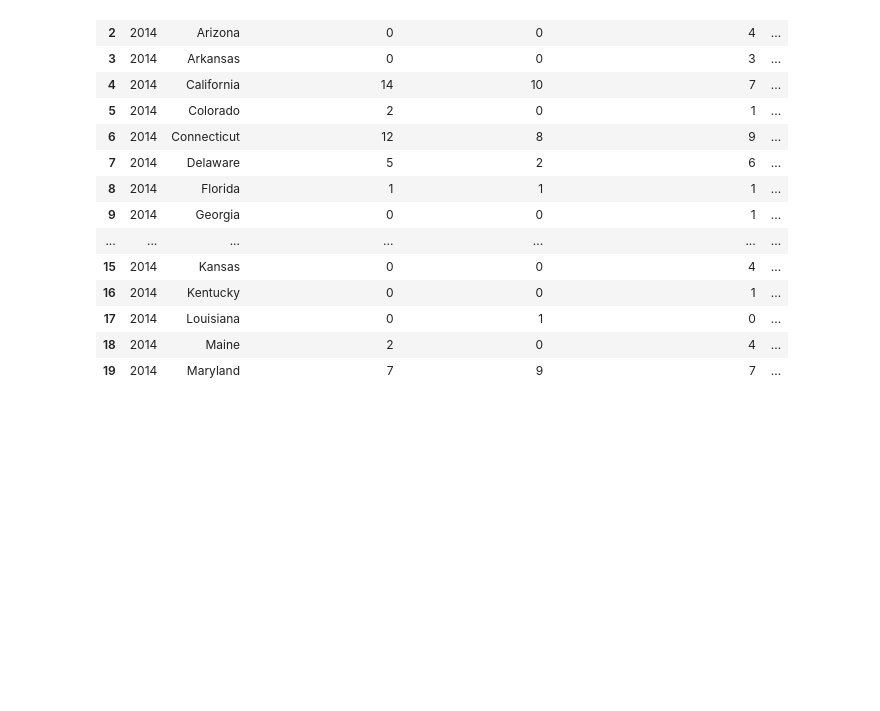
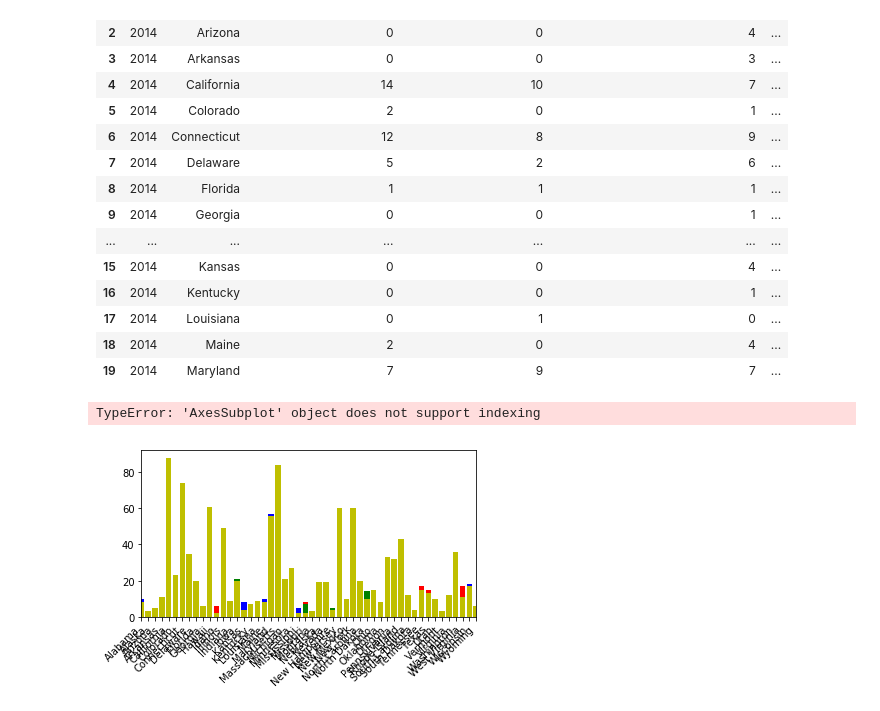
Before and after one commit to Vallito/Project_1, a Jupyter notebook: data/Code/GunLaws_Analyze.ipynb, the cells around one changed output. Cells and saved outputs as stored; diff of their text form; code cells hidden in the pictures; blank space fills up the shorter version.

```diff
--- a/data/Code/GunLaws_Analyze.ipynb
+++ b/data/Code/GunLaws_Analyze.ipynb
@@ -137,7 +137,6 @@ ts_grouped = tot_sum_df.groupby(['state','year'])
 # ts_grouped.mean()
 piv_tot_sum_df = ts_grouped.mean().unstack(-1)
 piv_tot_sum_df.columns = piv_tot_sum_df.columns.droplevel(0)
-# piv_tot_sum_df = piv_tot_sum_df.reset_index()
-piv_tot_sum_df.reset_index()
+piv_tot_sum_df=piv_tot_sum_df.reset_index()
 # %%
 #print dfs to csv
@@ -145 +144,22 @@ piv_tot_sum_df.to_csv('../StateGunLawCountByYear.csv')
 summary_df.to_csv('../StateGunLawCategories_2014-2018.csv',index=False)
+# %%
+# plt.figure(figsize=(30,20))
+# fig, ax = plt.subplots(4,1,sharex=True)
+ax = plt.subplot(111)
+ax.bar(piv_tot_sum_df['state'],piv_tot_sum_df[2014],color='b')
+ax.bar(piv_tot_sum_df['state'],piv_tot_sum_df[2015],color='r')
+ax.bar(piv_tot_sum_df['state'],piv_tot_sum_df[2016],color='g')
+ax.bar(piv_tot_sum_df['state'],piv_tot_sum_df[2017],color='y')
+# plt.plot(piv_tot_sum_df['state'],piv_tot_sum_df[2014],color='b')
+# plt.plot(piv_tot_sum_df['state'],piv_tot_sum_df[2015],color='r')
+# plt.plot(piv_tot_sum_df['state'],piv_tot_sum_df[2016],color='g')
+# plt.plot(piv_tot_sum_df['state'],piv_tot_sum_df[2017],color='y')
+plt.xticks(rotation=45,ha='right',va='top')
+plt.subplots_adjust(bottom=0.3)
+plt.xlim('Alabama','Wyoming')
+ax[0].title.set_text("Gun Laws by State and Year")
+plt.savefig('testfig.png',pad_inches=0.5)
+plt.show()
+# %% [output]
+TypeError: 'AxesSubplot' object does not support indexing
+[figure, added]
```
Also changed, not shown: parts of 3 cells of this notebook, 1 other file.
